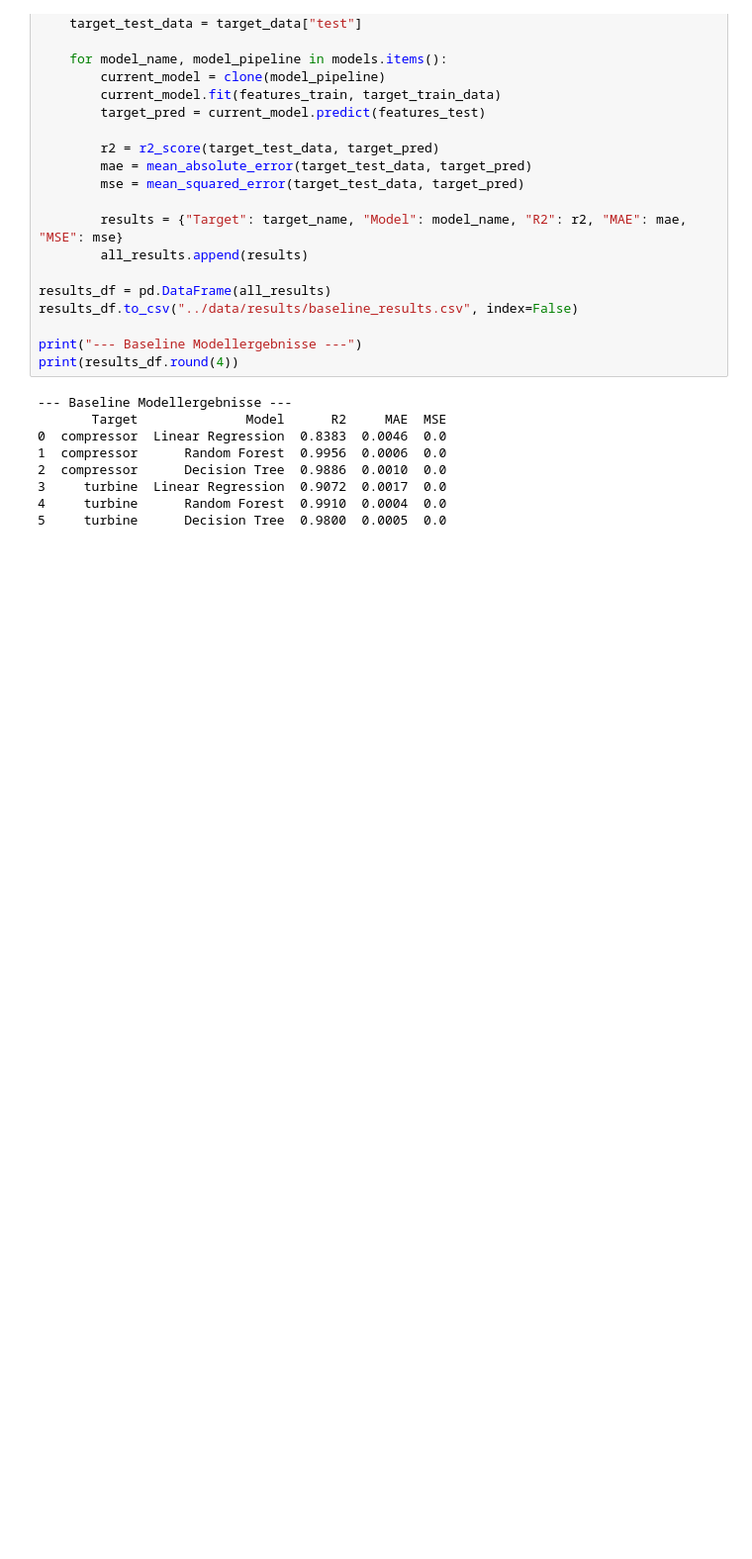
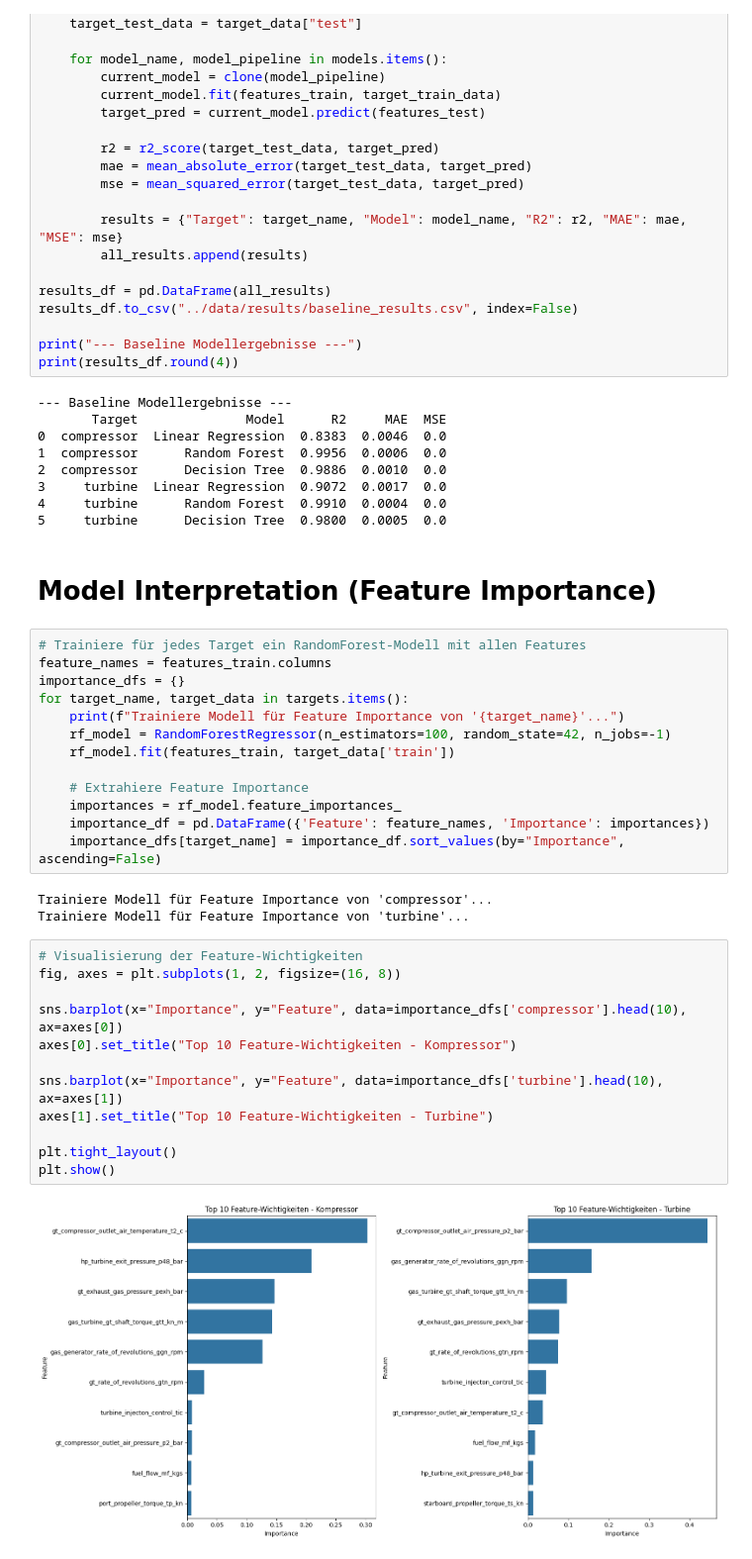
Before and after one commit to IAmBlindNotDeaf/Gas-Turbine-Degradation-Prediction, a Jupyter notebook: notebooks/03_baseline_model.ipynb, the cells around one changed output. Shown at 99% size. Drawn from its saved outputs; the diff is of its cells as text; blank space fills up the shorter version.

Commit message:
add feature_importance

```diff
--- a/notebooks/03_baseline_model.ipynb
+++ b/notebooks/03_baseline_model.ipynb
@@ -83,3 +87,35 @@ print(results_df.round(4))
 3     turbine  Linear Regression  0.9072  0.0017  0.0
 4     turbine      Random Forest  0.9910  0.0004  0.0
 5     turbine      Decision Tree  0.9800  0.0005  0.0
+# %% [markdown]
+# Model Interpretation (Feature Importance)
+# %%
+# Trainiere für jedes Target ein RandomForest-Modell mit allen Features
+feature_names = features_train.columns
+importance_dfs = {}
+for target_name, target_data in targets.items():
+    print(f"Trainiere Modell für Feature Importance von '{target_name}'...")
+    rf_model = RandomForestRegressor(n_estimators=100, random_state=42, n_jobs=-1)
+    rf_model.fit(features_train, target_data['train'])
+
+    # Extrahiere Feature Importance
+    importances = rf_model.feature_importances_
+    importance_df = pd.DataFrame({'Feature': feature_names, 'Importance': importances})
+    importance_dfs[target_name] = importance_df.sort_values(by="Importance", ascending=False)
+# %% [output]
+Trainiere Modell für Feature Importance von 'compressor'...
+Trainiere Modell für Feature Importance von 'turbine'...
+# %%
+# Visualisierung der Feature-Wichtigkeiten
+fig, axes = plt.subplots(1, 2, figsize=(16, 8))
+
+sns.barplot(x="Importance", y="Feature", data=importance_dfs['compressor'].head(10), ax=axes[0])
+axes[0].set_title("Top 10 Feature-Wichtigkeiten - Kompressor")
+
+sns.barplot(x="Importance", y="Feature", data=importance_dfs['turbine'].head(10), ax=axes[1])
+axes[1].set_title("Top 10 Feature-Wichtigkeiten - Turbine")
+
+plt.tight_layout()
+plt.show()
+# %% [output]
+[figure, added]
```
Also changed, not shown: parts of 1 cell of this notebook.
